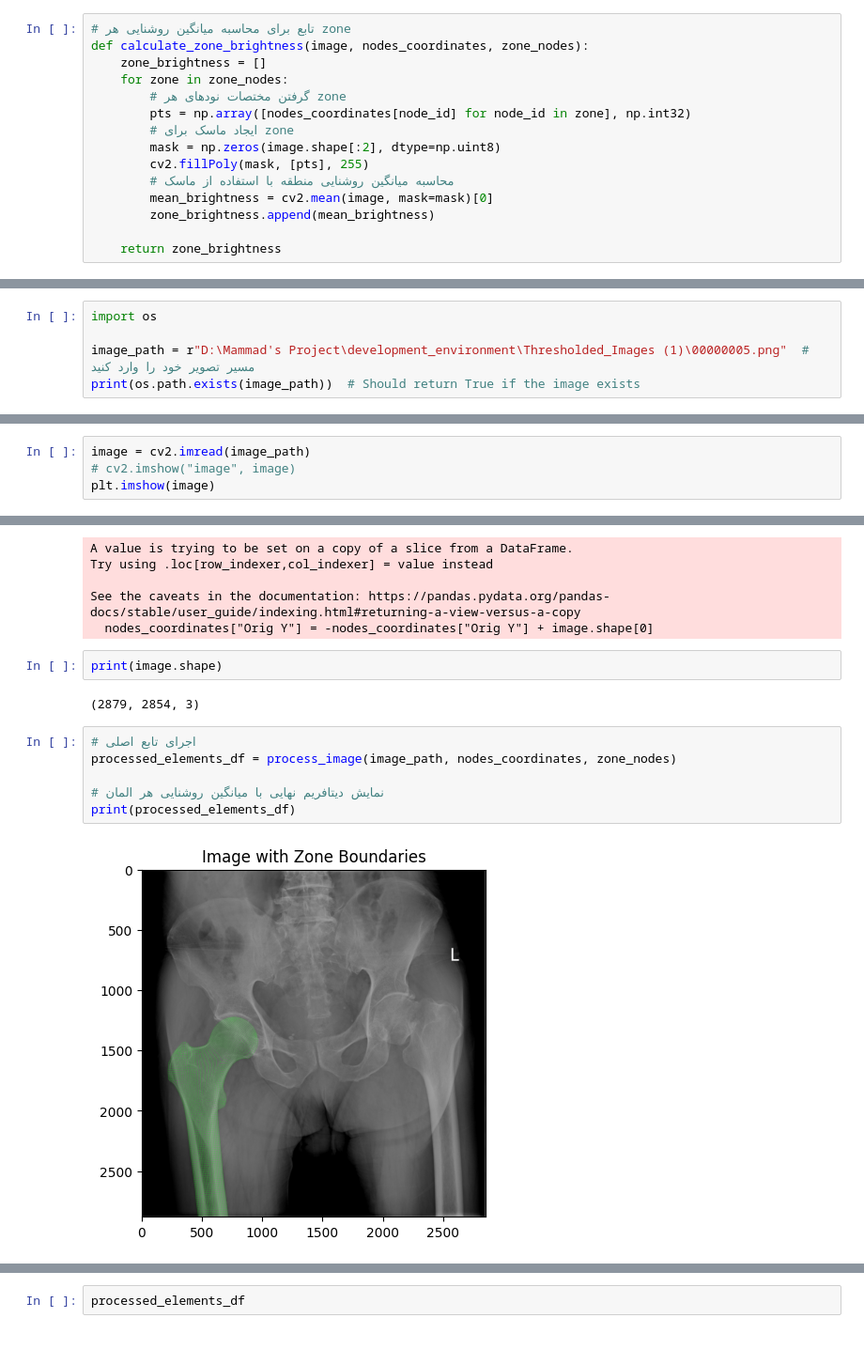
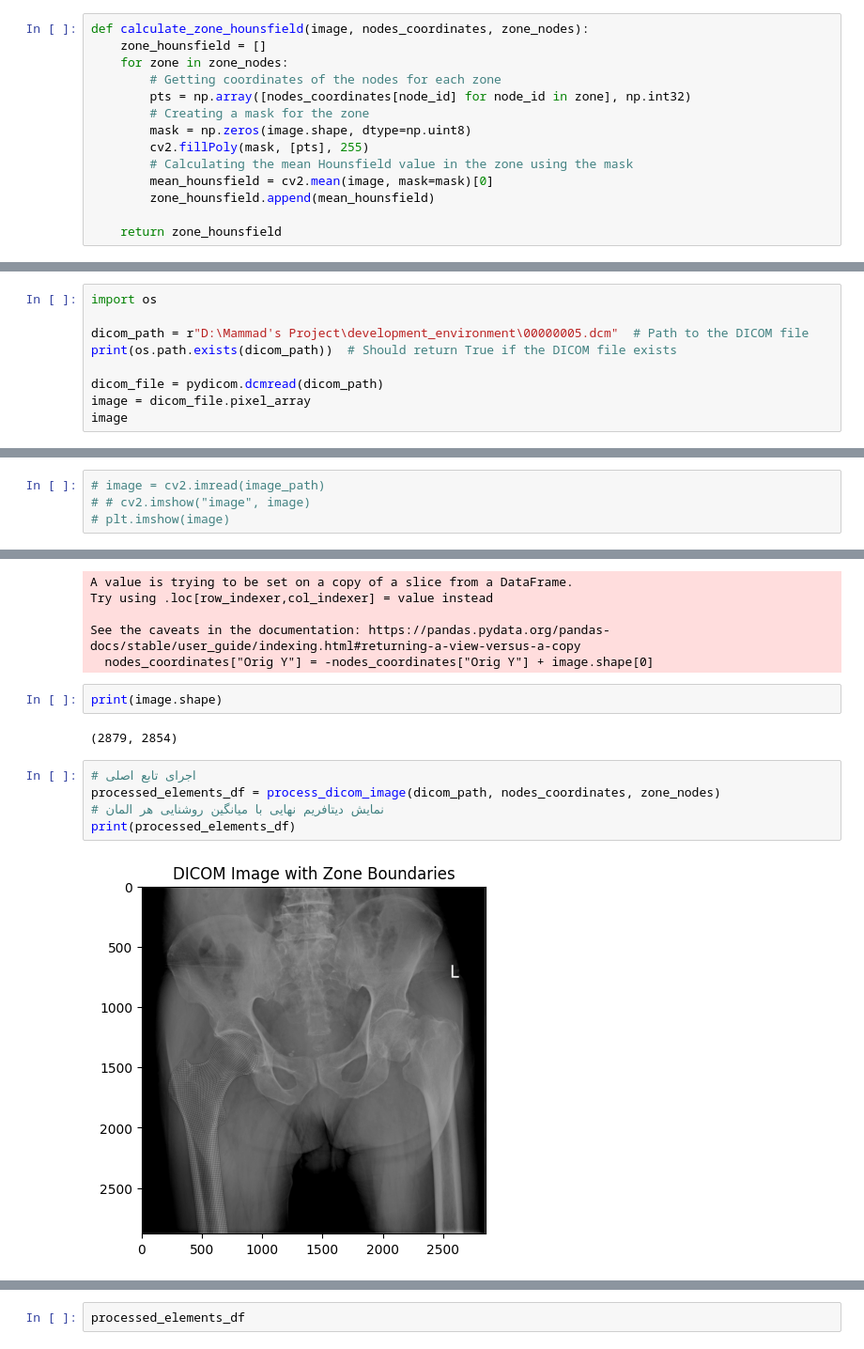
Before and after one commit to AminHosseinniya/Image_Segmentation_Femur_Bone, a Jupyter notebook: development_environment/data_extractor.ipynb, the cells around one changed output, grey strips where cells are left out. Shown: that part at 94% size. Drawn from its saved outputs; the diff is of its cells as text.

Commit message:
feat: Means created based on hansfield values.

```diff
--- a/development_environment/data_extractor.ipynb
+++ b/development_environment/data_extractor.ipynb
@@ -169,16 +167,15 @@ def draw_zone_boundaries(image, nodes_coordinates, zone_nodes):
     return image
 # %%
-# تابع برای محاسبه میانگین روشنایی هر zone
-def calculate_zone_brightness(image, nodes_coordinates, zone_nodes):
-    zone_brightness = []
+def calculate_zone_hounsfield(image, nodes_coordinates, zone_nodes):
+    zone_hounsfield = []
     for zone in zone_nodes:
-        # گرفتن مختصات نودهای هر zone
+        # Getting coordinates of the nodes for each zone
         pts = np.array([nodes_coordinates[node_id] for node_id in zone], np.int32)
-        # ایجاد ماسک برای zone
-        mask = np.zeros(image.shape[:2], dtype=np.uint8)
+        # Creating a mask for the zone
+        mask = np.zeros(image.shape, dtype=np.uint8)
         cv2.fillPoly(mask, [pts], 255)
-        # محاسبه میانگین روشنایی منطقه با استفاده از ماسک
-        mean_brightness = cv2.mean(image, mask=mask)[0]
-        zone_brightness.append(mean_brightness)
+        # Calculating the mean Hounsfield value in the zone using the mask
+        mean_hounsfield = cv2.mean(image, mask=mask)[0]
+        zone_hounsfield.append(mean_hounsfield)
 
-    return zone_brightness
+    return zone_hounsfield
@@ -213,7 +215,11 @@ def process_image(image_path, nodes_df, elements_df):
 # %%
 import os
 
-image_path = r"D:\Mammad's Project\development_environment\Thresholded_Images (1)\00000005.png"  # مسیر تصویر خود را وارد کنید
-print(os.path.exists(image_path))  # Should return True if the image exists
+dicom_path = r"D:\Mammad's Project\development_environment\00000005.dcm"  # Path to the DICOM file
+print(os.path.exists(dicom_path))  # Should return True if the DICOM file exists
+
+dicom_file = pydicom.dcmread(dicom_path)
+image = dicom_file.pixel_array
+image
 # %% [output]
 True
@@ -220,4 +233,4 @@ True
 # %%
-image = cv2.imread(image_path)
-# cv2.imshow("image", image)
-plt.imshow(image)
+# image = cv2.imread(image_path)
+# # cv2.imshow("image", image)
+# plt.imshow(image)
@@ -235,15 +245,14 @@ See the caveats in the documentation: https://pandas.pydata.org/pandas-docs/stab
 # %%
 print(image.shape)
 # %% [output]
-(2879, 2854, 3)
+(2879, 2854)
 # %%
 # اجرای تابع اصلی
-processed_elements_df = process_image(image_path, nodes_coordinates, zone_nodes)
-
+processed_elements_df = process_dicom_image(dicom_path, nodes_coordinates, zone_nodes)
 # نمایش دیتافریم نهایی با میانگین روشنایی هر المان
 print(processed_elements_df)
 # %% [output]
-[figure, old version]
+[figure, new version]
       Part Instance  Element ID   Type  Attached nodes 1  Attached nodes 2  \
 0             FEM-1           1  C3D8R               572               584
 1             FEM-1           2  C3D8R               584               585
```
Also changed, not shown: parts of 10 cells of this notebook, 4 other files.
